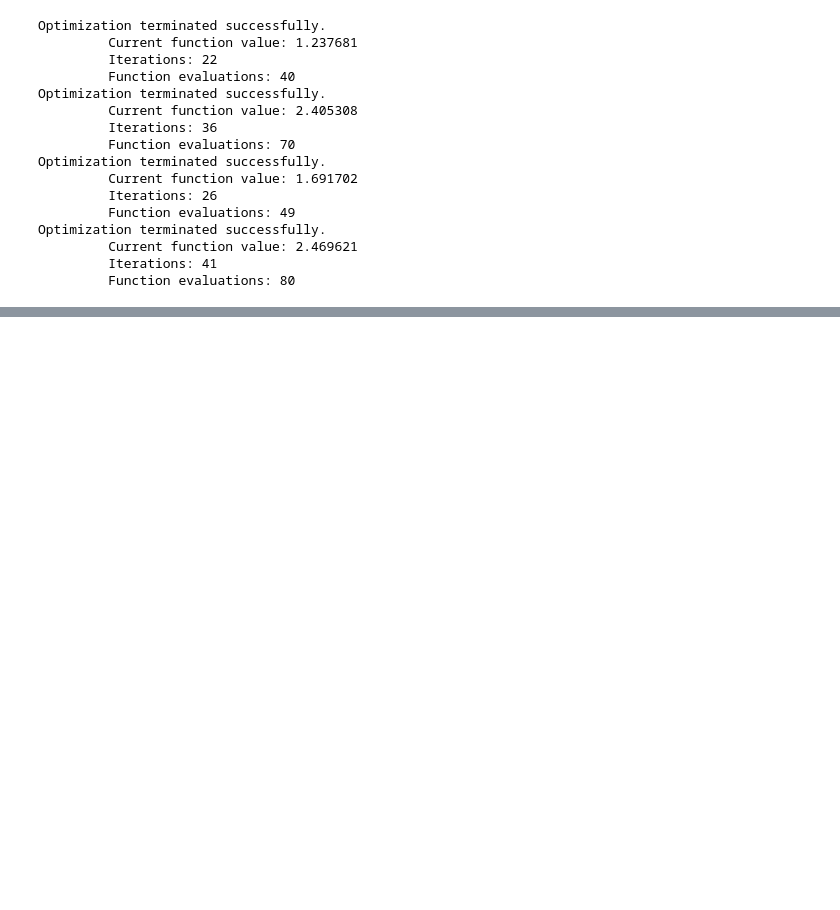
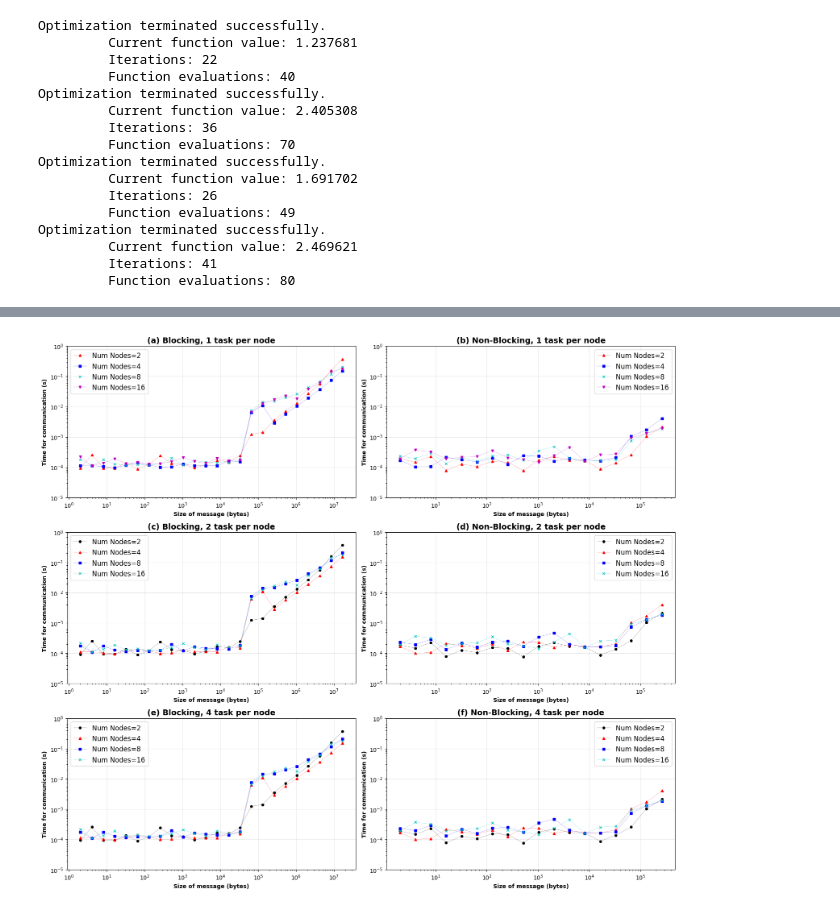
Before and after one commit to cmse822/project-3-mpi-p2p-team-2, a Jupyter notebook: Analysis/Analysis.ipynb, the cells around one changed output, grey strips where cells are left out. Drawn from its saved outputs; the diff is of its cells as text; code cells hidden in the pictures; blank space fills up the shorter version.

```diff
--- a/Analysis/Analysis.ipynb
+++ b/Analysis/Analysis.ipynb
@@ -205,0 +297,13 @@ array([ 1.00000000e+00, -2.42685165e-16])
+# %%
+# Sort the Comb.
+Nnode = np.array([int(Comb1[i].split('_N')[1].split('_')[0]) for i in range(len(Comb1))])
+Ntask = np.array([int(Comb1[i].split('_T')[1]) for i in range(len(Comb1))])
+NN    = Nnode + Ntask / 1e3
+Indx  = np.argsort(NN)
+Comb1 = list(np.array(Comb1)[Indx])
+
+Nnode = np.array([int(Comb2[i].split('_N')[1].split('_')[0]) for i in range(len(Comb2))])
+Ntask = np.array([int(Comb2[i].split('_T')[1]) for i in range(len(Comb2))])
+NN    = Nnode + Ntask / 1e3
+Indx  = np.argsort(NN)
+Comb2 = list(np.array(Comb2)[Indx])
@@ -205,0 +333,70 @@ array([ 1.00000000e+00, -2.42685165e-16])
+# %%
+# First plot the results for ringshift where each node has one task.
+Colors  = ['k', 'r', 'b', 'c', 'm', 'g']
+Markers = ['o', '^', 's', 'x', 'v', '*']
+MS      = [4, 4, 4, 4, 4, 4, 4, 4, 4, 4]
+
+
+
+fig, axs = plt.subplots(3, 2, figsize=(16, 14))
+
+for tt in ['Block', 'NonBlock']:        # Different types: blocking and NonBlocking.
+    for tn in [1, 2, 4]:                # Different Ntask/Nnode ratios.
+        # Define the count for plot properties.
+        if tn == 1:
+            count = 1
+        else:
+            count = 0
+        # Define the axis.
+        if tt == 'Block':
+            if tn == 1:
+                ax = axs[0, 0]
+                Title = '(a) Blocking, 1 task per node'
+            elif tn == 2:
+                ax = axs[1, 0]
+                Title = '(c) Blocking, 2 task per node'
+            elif tn == 4:
+                ax = axs[2, 0]
+                Title = '(e) Blocking, 4 task per node'
+        else:
+            if tn == 1:
+                ax = axs[0, 1]
+                Title = '(b) Non-Blocking, 1 task per node'
+            elif tn == 2:
+                ax = axs[1, 1]
+                Title = '(d) Non-Blocking, 2 task per node'
+            elif tn == 4:
+                ax = axs[2, 1]
+                Title = '(f) Non-Blocking, 4 task per node'
+        # Define the Data and Combinations.
+        if tt == 'Block':
+            Data = Data1
+            Comb = Comb1
+        else:
+            Data = Data2
+            Comb = Comb2
+        # Do the plotting.
+        for col in Comb:
+            # Extract data.
+            Ntask = int(col.split('_T')[1])
+            Nnode = int(col.split('_N')[1].split('_')[0])
+            X = np.array(Data.index)
+            Y = Data[col].to_numpy()
+            # Select only node per task == 1.
+            if Nnode != Ntask:
+                continue
+            ax.loglog(X, Y, ls='-', lw=0.2, marker=Markers[count], markersize=MS[count],
+                    color=Colors[count], label=f'Num Nodes={Nnode}')
+            count += 1
+        ax.set_title(Title, fontsize=14, fontweight='bold', color='k')
+        ax.set_ylabel('Time for communication (s)', fontsize=10, fontweight='bold', color='k')
+        ax.set_xlabel('Size of message (bytes)', fontsize=10, fontweight='bold', color='k')
+        ax.legend(fontsize=12, fancybox=True)
+        ax.grid('on', alpha=0.3)
+        ax.set_ylim([1e-5, 1e0])
+
+
+fig.tight_layout()
+# fig.savefig('Fig03_RingShift_Blocking.png', format='png', dpi=800)
+# %% [output]
+[figure, added]
```
Also changed, not shown: parts of 15 cells of this notebook, 5 other files.
